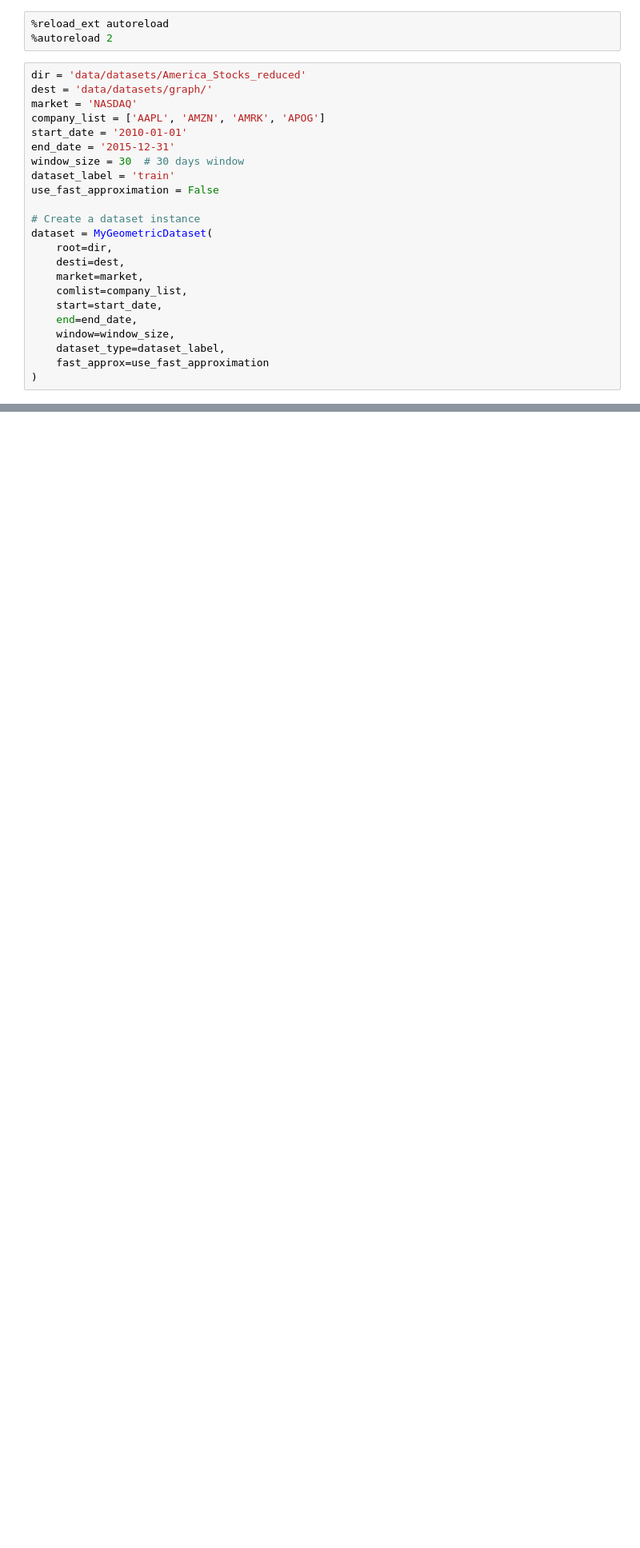
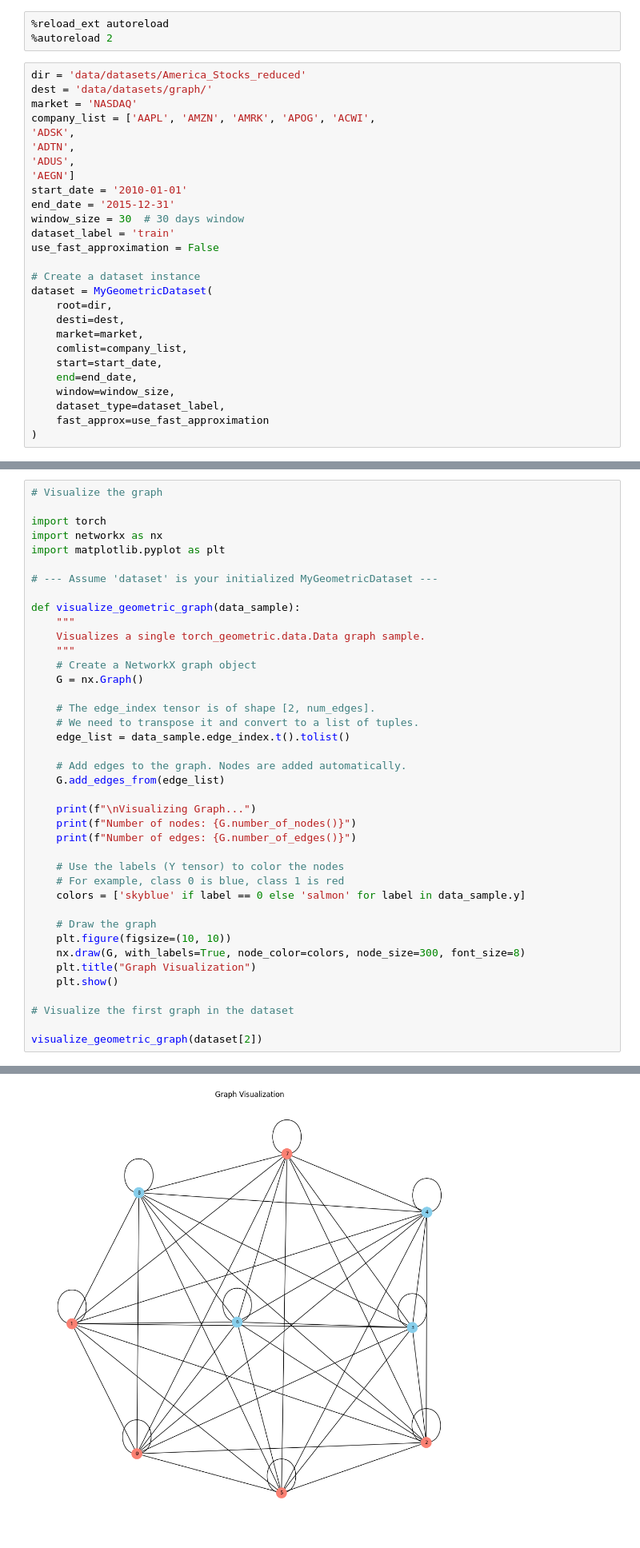
Before and after one commit to mircoloo/TemporalGNNReview, a Jupyter notebook: code/Tesi_2nd_step.ipynb, the cells around one changed output, grey strips where cells are left out. Shown: that part at 80% size. Saved outputs shown, nothing was run; the diff lists cells and outputs as text; blank space fills up the shorter version.

Commit message:
1. Added first try of DGDNN training 2. Fixed error on the CatAttn line 21 (missing normalized_shape) 3. First try of utilizing next_day_movement_price.py for training and testing the model

```diff
--- a/code/Tesi_2nd_step.ipynb
+++ b/code/Tesi_2nd_step.ipynb
@@ -20,7 +21,11 @@ from models.DGDNN.Data.dataset_gen import MyDataset
 dir = 'data/datasets/America_Stocks_reduced'
 dest = 'data/datasets/graph/'
 market = 'NASDAQ'
-company_list = ['AAPL', 'AMZN', 'AMRK', 'APOG']
+company_list = ['AAPL', 'AMZN', 'AMRK', 'APOG', 'ACWI',
+'ADSK',
+'ADTN',
+'ADUS',
+'AEGN']
 start_date = '2010-01-01'
 end_date = '2015-12-31'
 window_size = 30  # 30 days window
@@ -59,0 +57,41 @@ dataset
+# %%
+# Visualize the graph
+
+import torch
+import networkx as nx
+import matplotlib.pyplot as plt
+
+# --- Assume 'dataset' is your initialized MyGeometricDataset ---
+
+def visualize_geometric_graph(data_sample):
+    """
+    Visualizes a single torch_geometric.data.Data graph sample.
+    """
+    # Create a NetworkX graph object
+    G = nx.Graph()
+
+    # The edge_index tensor is of shape [2, num_edges].
+    # We need to transpose it and convert to a list of tuples.
+    edge_list = data_sample.edge_index.t().tolist()
+
+    # Add edges to the graph. Nodes are added automatically.
+    G.add_edges_from(edge_list)
+
+    print(f"\nVisualizing Graph...")
+    print(f"Number of nodes: {G.number_of_nodes()}")
+    print(f"Number of edges: {G.number_of_edges()}")
+
+    # Use the labels (Y tensor) to color the nodes
+    # For example, class 0 is blue, class 1 is red
+    colors = ['skyblue' if label == 0 else 'salmon' for label in data_sample.y]
+
+    # Draw the graph
+    plt.figure(figsize=(10, 10))
+    nx.draw(G, with_labels=True, node_color=colors, node_size=300, font_size=8)
+    plt.title("Graph Visualization")
+    plt.show()
+
+# Visualize the first graph in the dataset
+
+visualize_geometric_graph(dataset[2])
+# %% [output]
@@ -60,3 +101,4 @@ dataset
+[figure, added]
 # %% [markdown]
 # Model 1: GConvGRU
 # %%
```
Also changed, not shown: parts of 12 cells of this notebook, 3 other files.
